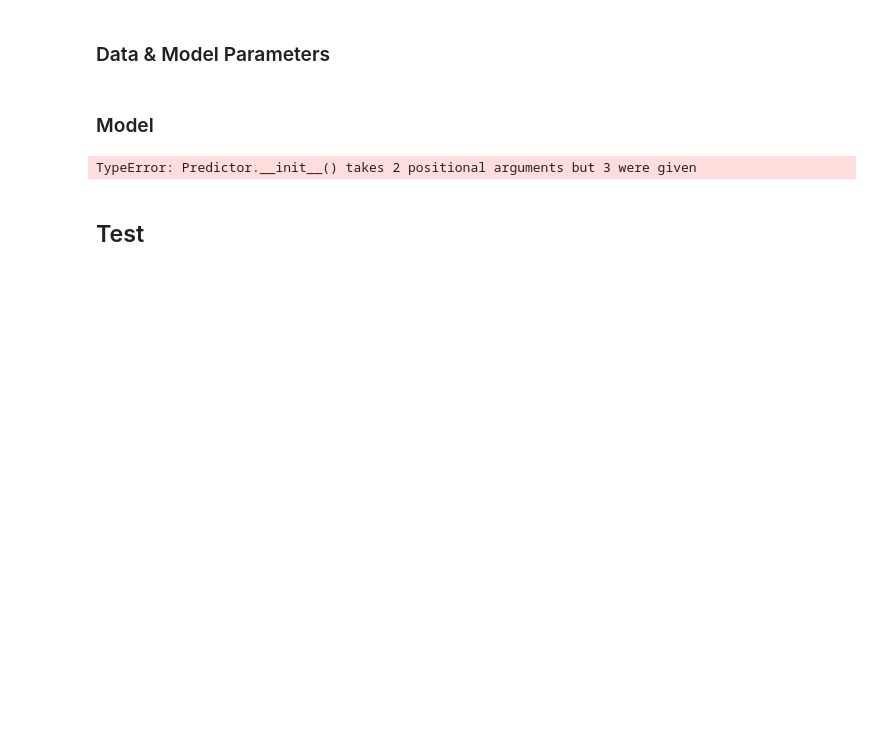
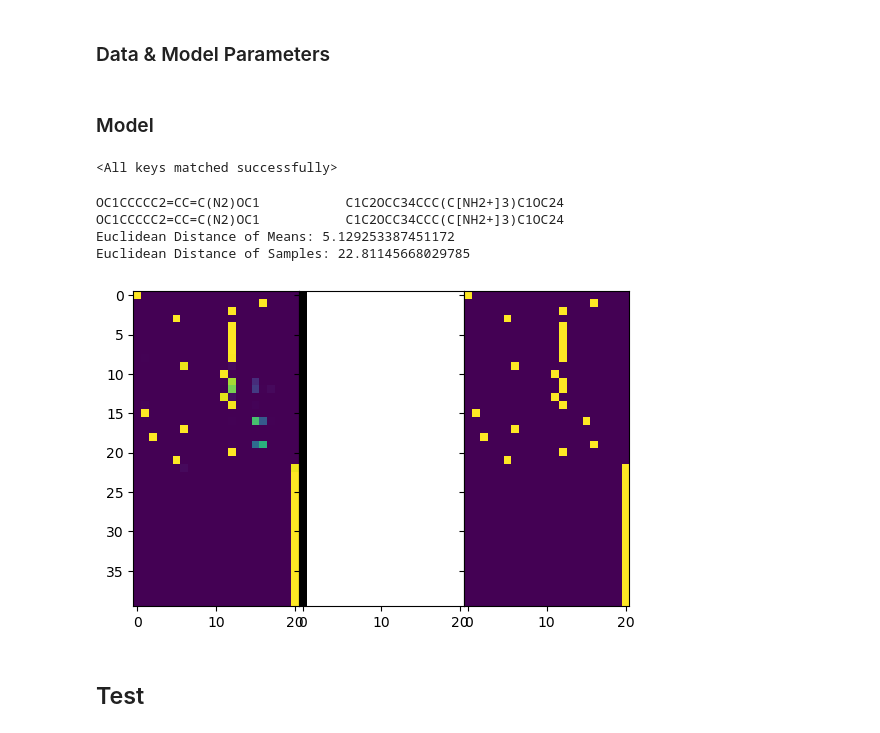
Before and after one commit to jshe2304/smilesVAE, a Jupyter notebook: eval.ipynb, the cells around one changed output. Drawn from its saved outputs; the diff is of its cells as text; code cells hidden in the pictures; blank space fills up the shorter version.

```diff
--- a/eval.ipynb
+++ b/eval.ipynb
@@ -22,7 +22,7 @@ from IPython.display import Image
 # write gpu wiki page
 # %%
 DATADIR = './data/gdb13/'
-OUTDIR = './run7/'
+OUTDIR = './run9/'
 LOGFILE = os.path.join(OUTDIR, 'log.csv')
 DATASPEC_FILE = os.path.join(DATADIR, 'spec.json')
 
@@ -42,35 +42,41 @@ decoder = Decoder(modelspec, dataspec)
 decoder.load_state_dict(torch.load(OUTDIR + 'decoder_weights.pth'))
 
 predictor = Predictor(modelspec, dataspec)
-#predictor.load_state_dict(torch.load(OUTDIR + 'predictor_weights.pth'))
+predictor.load_state_dict(torch.load(OUTDIR + 'predictor_weights.pth'))
 # %% [output]
-TypeError: Predictor.__init__() takes 2 positional arguments but 3 were given
+<All keys matched successfully>
 # %%
-s1, s2 = random.sample(smiles_test, 2)
-print(f'{s1}\t\t{s2}')
+sample = testset.hots[random.sample(range(1, len(testset)), 2)]
 
-s1 = to_one_hot(s1, params)
-s2 = to_one_hot(s2, params)
+s1, s2 = sample[0:1], sample[1:]
+
+print(f'{from_hot(s1, dataspec.alphabet)[0]}\t\t{from_hot(s2, dataspec.alphabet)[0]}')
 
 mu1, logvar1, z1 = encoder(s1)
 mu2, logvar2, z2 = encoder(s2)
 
 s1_pred = decoder(z1)
 s2_pred = decoder(z2)
 
-print(f'{from_one_hot(s1_pred, params)[0]}\t\t{from_one_hot(s2_pred, params)[0]}')
+d1 = torch.argmax(s1, dim=2) != torch.argmax(s1_pred, dim=2)
+
+print(f'{from_hot(s1_pred, dataspec.alphabet)[0]}\t\t{from_hot(s2_pred, dataspec.alphabet)[0]}')
 
 print(f"Euclidean Distance of Means: {float(torch.pow(torch.sum(torch.pow(mu1 - mu2, 2)), 0.5))}")
 print(f"Euclidean Distance of Samples: {float(torch.pow(torch.sum(torch.pow(z1 - z2, 2)), 0.5))}")
 
-fig, (ax1, ax2, ax3, ax4) = plt.subplots(1, 4, sharex=True, sharey=True)
+fig, (ax1, ax2, ax3) = plt.subplots(1, 3, sharex=True, sharey=True)
 
 ax1.imshow(torch.softmax(s1_pred, dim=2).squeeze(0).detach().numpy())
-ax2.imshow(torch.softmax(s1, dim=2).squeeze(0).detach().numpy())
-
-ax3.imshow(torch.softmax(s2_pred, dim=2).squeeze(0).detach().numpy())
-ax4.imshow(torch.softmax(s2, dim=2).squeeze(0).detach().numpy())
+ax2.imshow(d1.permute(1, 0).detach().numpy(), cmap='gray')
+ax3.imshow(torch.softmax(s1, dim=2).squeeze(0).detach().numpy())
 
 plt.subplots_adjust(wspace=0, hspace=0)
+# %% [output]
+OC1CCCCC2=CC=C(N2)OC1           C1C2OCC34CCC(C[NH2+]3)C1OC24
+OC1CCCCC2=CC=C(N2)OC1           C1C2OCC34CCC(C[NH2+]3)C1OC24
+Euclidean Distance of Means: 5.129253387451172
+Euclidean Distance of Samples: 22.81145668029785
+[figure, added]
 # %% [markdown]
 ## Test
```
Also changed, not shown: parts of 4 cells of this notebook, 9 other files.
